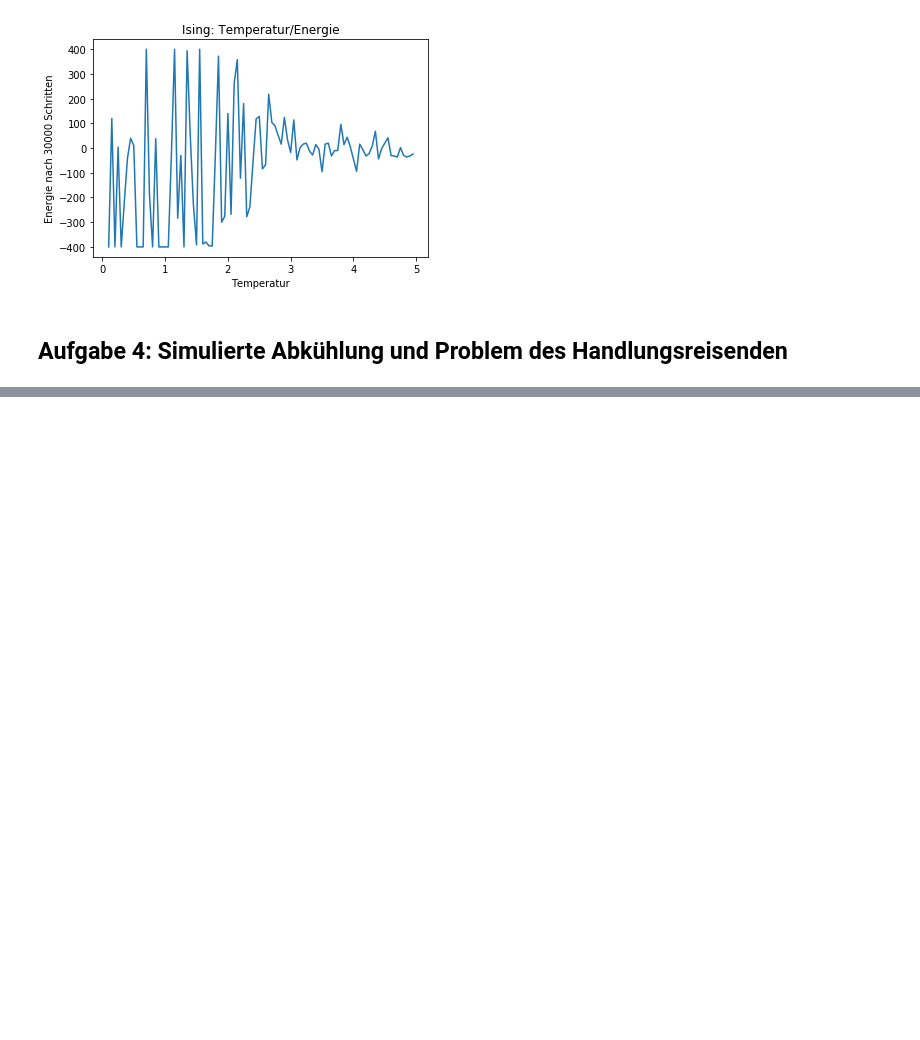
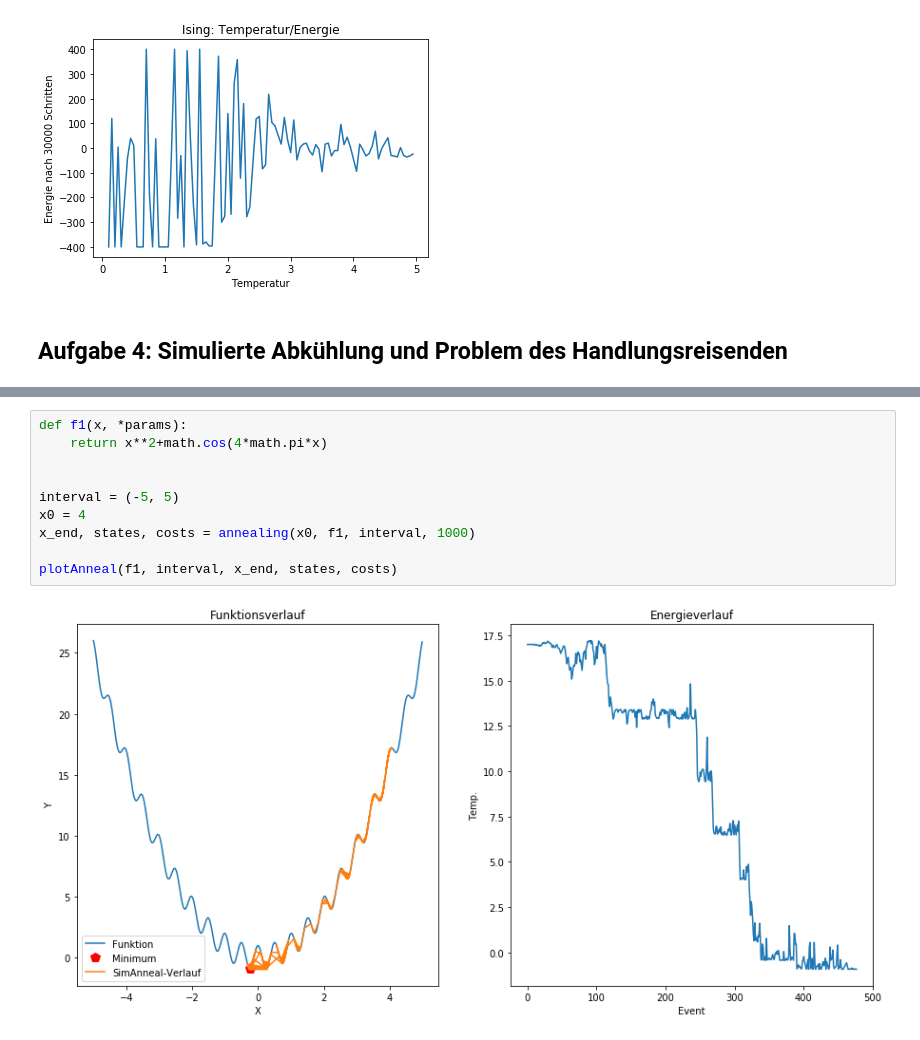
Before and after one commit to darenegade/modellbildung, a Jupyter notebook: Abgabe 4/Abgabe 4.ipynb, the cells around one changed output, grey strips where cells are left out. Cells and saved outputs as stored; diff of their text form; blank space fills up the shorter version.

```diff
--- a/Abgabe 4/Abgabe 4.ipynb
+++ b/Abgabe 4/Abgabe 4.ipynb
@@ -316 +335,13 @@ def annealing(start,
+# %%
+def f1(x, *params):
+    return x**2+math.cos(4*math.pi*x)
+
+
+interval = (-5, 5)
+x0 = 4
+x_end, states, costs = annealing(x0, f1, interval, 1000)
+
+plotAnneal(f1, interval, x_end, states, costs)
+# %% [output]
+[figure, added]
 # %%
```
Also changed, not shown: parts of 3 cells of this notebook.
